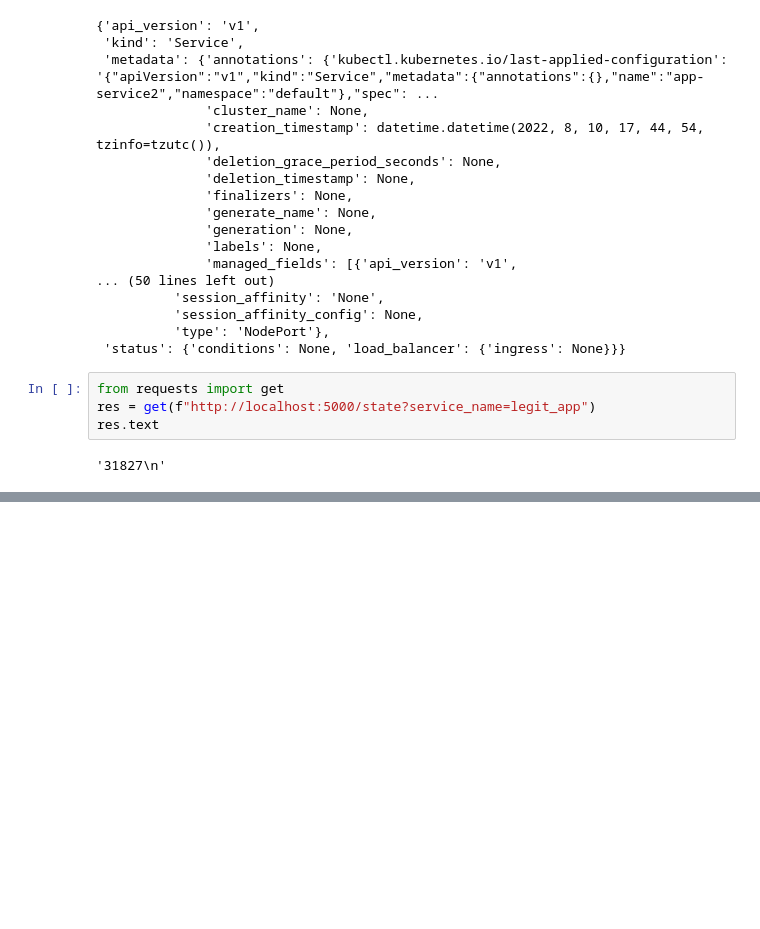
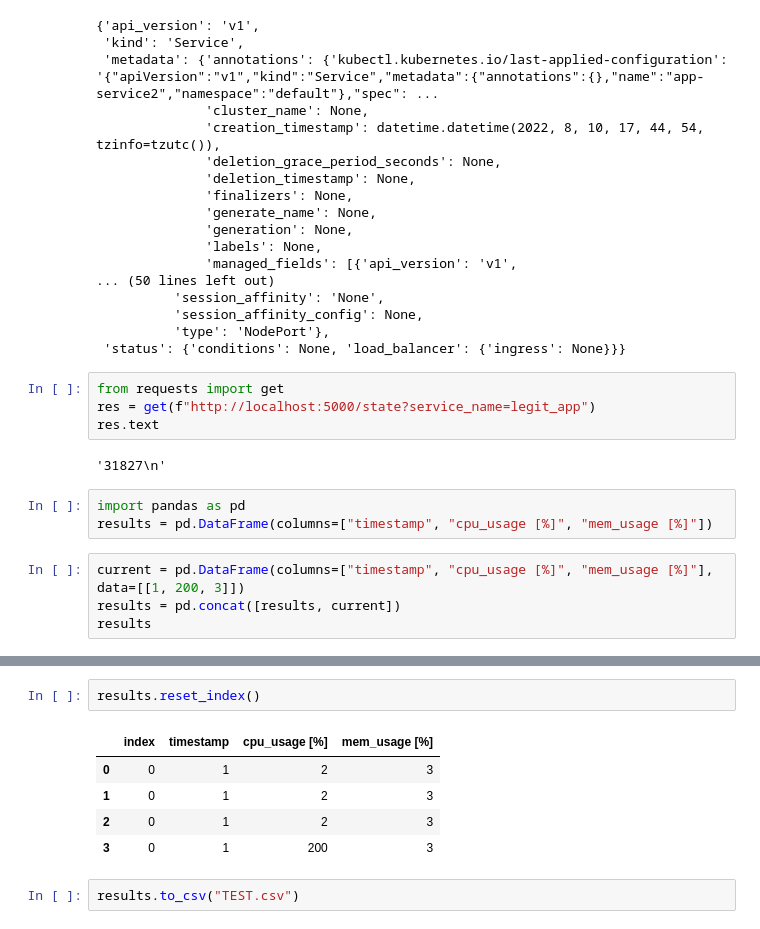
Before and after one commit to cyberorzech/k8s-nodeport-mtd, a Jupyter notebook: notebook.ipynb, the cells around one changed output, grey strips where cells are left out. Drawn from its saved outputs; the diff is of its cells as text; blank space fills up the shorter version.

Commit message:
Add measurements to pandas and export

```diff
--- a/notebook.ipynb
+++ b/notebook.ipynb
@@ -82,3 +82,10 @@ res = get(f"http://localhost:5000/state?service_name=legit_app")
 res.text
 # %% [output]
 '31827\n'
+# %%
+import pandas as pd
+results = pd.DataFrame(columns=["timestamp", "cpu_usage [%]", "mem_usage [%]"])
+# %%
+current = pd.DataFrame(columns=["timestamp", "cpu_usage [%]", "mem_usage [%]"], data=[[1, 200, 3]])
+results = pd.concat([results, current])
+results
@@ -84,0 +98,10 @@ res.text
+# %%
+results.reset_index()
+# %% [output]
+|  | index | timestamp | cpu_usage [%] | mem_usage [%] |
+| 0 | 0 | 1 | 2 | 3 |
+| 1 | 0 | 1 | 2 | 3 |
+| 2 | 0 | 1 | 2 | 3 |
+| 3 | 0 | 1 | 200 | 3 |
+# %%
+results.to_csv("TEST.csv")
```
Also changed, not shown: parts of 1 cell of this notebook, 7 other files.
